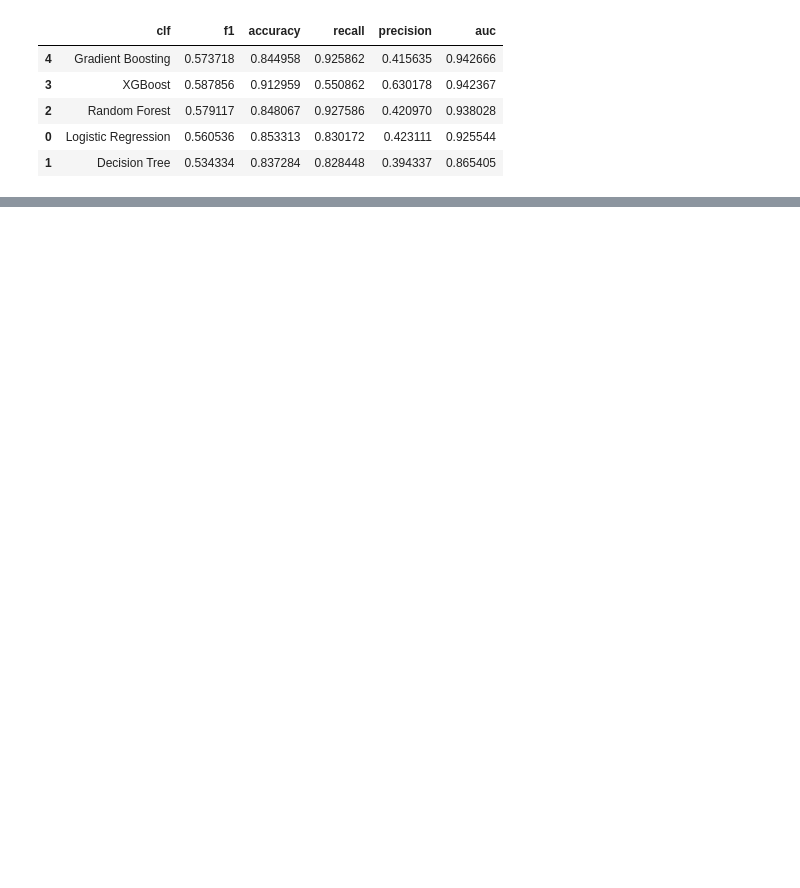
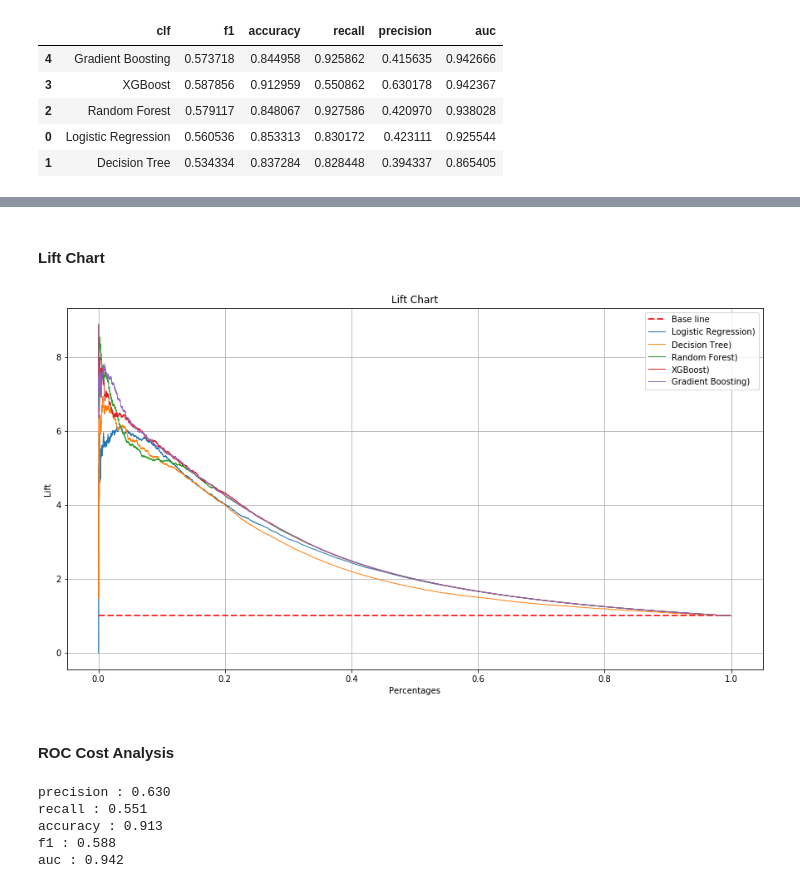
Before and after one commit to sanayei/marketing, a Jupyter notebook: bank-marketing.ipynb, the cells around one changed output, grey strips where cells are left out. Saved outputs shown, nothing was run; the diff lists cells and outputs as text; code cells hidden in the pictures; blank space fills up the shorter version.

```diff
--- a/bank-marketing.ipynb
+++ b/bank-marketing.ipynb
@@ -876,0 +863,29 @@ from sklearn.model_selection import cross_val_score
+# %% [markdown]
+#### Lift Chart
+# %%
+plt.figure(figsize=(15, 8))
+plt.plot([0, 1], [1, 1], linestyle='--', lw=2, color='r', label='Base line', alpha=.8)
+for name, model in models.items():
+    g = model_eval_test.gain(model)
+    gains = g['gains']
+    percentages = g['percentages']
+    plt.plot(percentages, gains/percentages, lw=1, alpha=1, label='%s)' % (name))
+
+plt.xlabel('Percentages')
+plt.ylabel('Lift')
+plt.title('Lift Chart')
+plt.legend(loc="upper right")
+plt.grid(True)
+plt.show()
+# %% [output]
+[figure, added]
+# %% [markdown]
+#### ROC Cost Analysis
+# %%
+model_eval_test(xgb_grid.best_estimator_)
+# %% [output]
+precision : 0.630
+recall : 0.551
+accuracy : 0.913
+f1 : 0.588
+auc : 0.942
```
Also changed, not shown: parts of 14 cells of this notebook.
